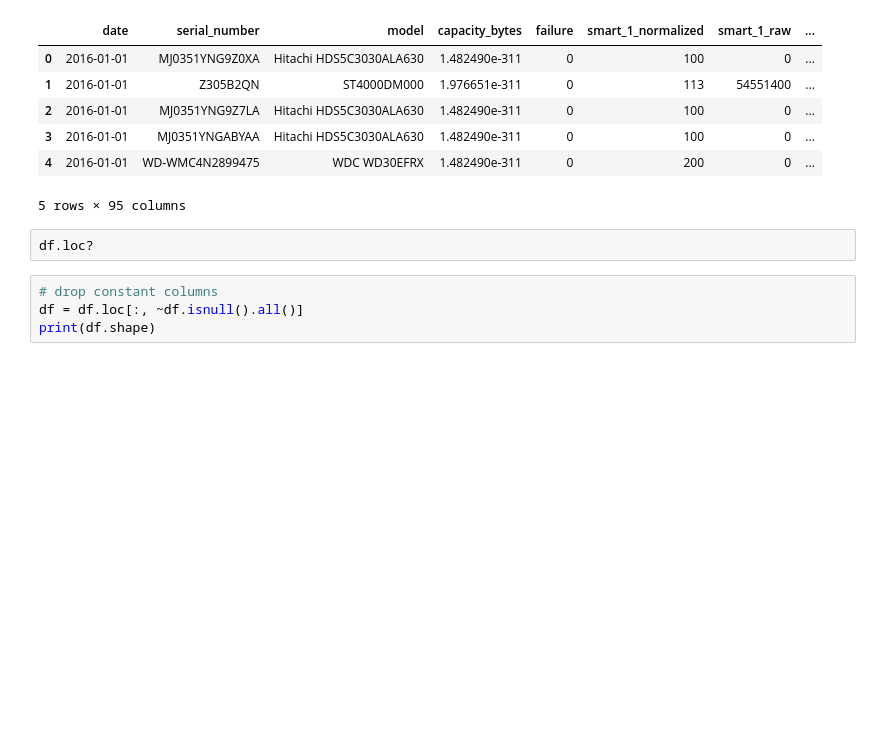
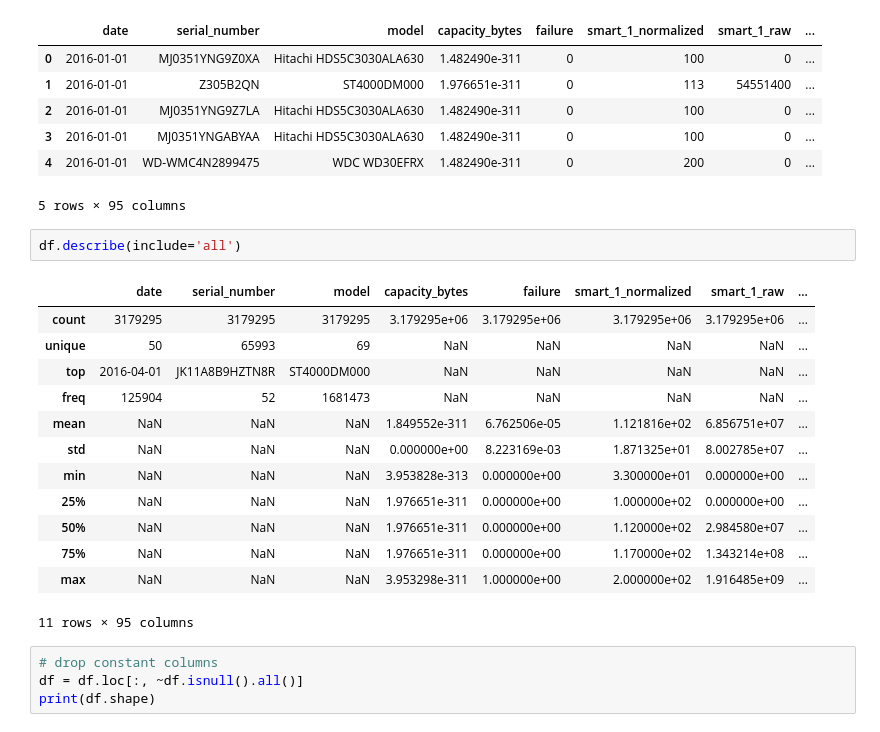
Before and after one commit to MIIIO2020/Prueba_2_AP, a Jupyter notebook: Python/Filtrado_profe.ipynb, the cells around one changed output. Saved outputs shown, nothing was run; the diff lists cells and outputs as text; blank space fills up the shorter version.

Commit message:
Data fail begin Analisis to Date

```diff
--- a/Python/Filtrado_profe.ipynb
+++ b/Python/Filtrado_profe.ipynb
@@ -21,8 +21,22 @@ df.head()
 | 3 | 2016-01-01 | MJ0351YNGABYAA | Hitachi HDS5C3030ALA630 | 1.482490e-311 | 0 | 100 | 0 | ... |
 | 4 | 2016-01-01 | WD-WMC4N2899475 | WDC WD30EFRX | 1.482490e-311 | 0 | 200 | 0 | ... |
 5 rows × 95 columns
-# %%
-df.loc?
+# %%
+df.describe(include='all')
+# %% [output]
+|  | date | serial_number | model | capacity_bytes | failure | smart_1_normalized | smart_1_raw | ... |
+| count | 3179295 | 3179295 | 3179295 | 3.179295e+06 | 3.179295e+06 | 3.179295e+06 | 3.179295e+06 | ... |
+| unique | 50 | 65993 | 69 | NaN | NaN | NaN | NaN | ... |
+| top | 2016-04-01 | JK11A8B9HZTN8R | ST4000DM000 | NaN | NaN | NaN | NaN | ... |
+| freq | 125904 | 52 | 1681473 | NaN | NaN | NaN | NaN | ... |
+| mean | NaN | NaN | NaN | 1.849552e-311 | 6.762506e-05 | 1.121816e+02 | 6.856751e+07 | ... |
+| std | NaN | NaN | NaN | 0.000000e+00 | 8.223169e-03 | 1.871325e+01 | 8.002785e+07 | ... |
+| min | NaN | NaN | NaN | 3.953828e-313 | 0.000000e+00 | 3.300000e+01 | 0.000000e+00 | ... |
+| 25% | NaN | NaN | NaN | 1.976651e-311 | 0.000000e+00 | 1.000000e+02 | 0.000000e+00 | ... |
+| 50% | NaN | NaN | NaN | 1.976651e-311 | 0.000000e+00 | 1.120000e+02 | 2.984580e+07 | ... |
+| 75% | NaN | NaN | NaN | 1.976651e-311 | 0.000000e+00 | 1.170000e+02 | 1.343214e+08 | ... |
+| max | NaN | NaN | NaN | 3.953298e-311 | 1.000000e+00 | 2.000000e+02 | 1.916485e+09 | ... |
+11 rows × 95 columns
 # %%
 # drop constant columns
 df = df.loc[:, ~df.isnull().all()]
```
Also changed, not shown: parts of 21 cells of this notebook, 2 other files.
